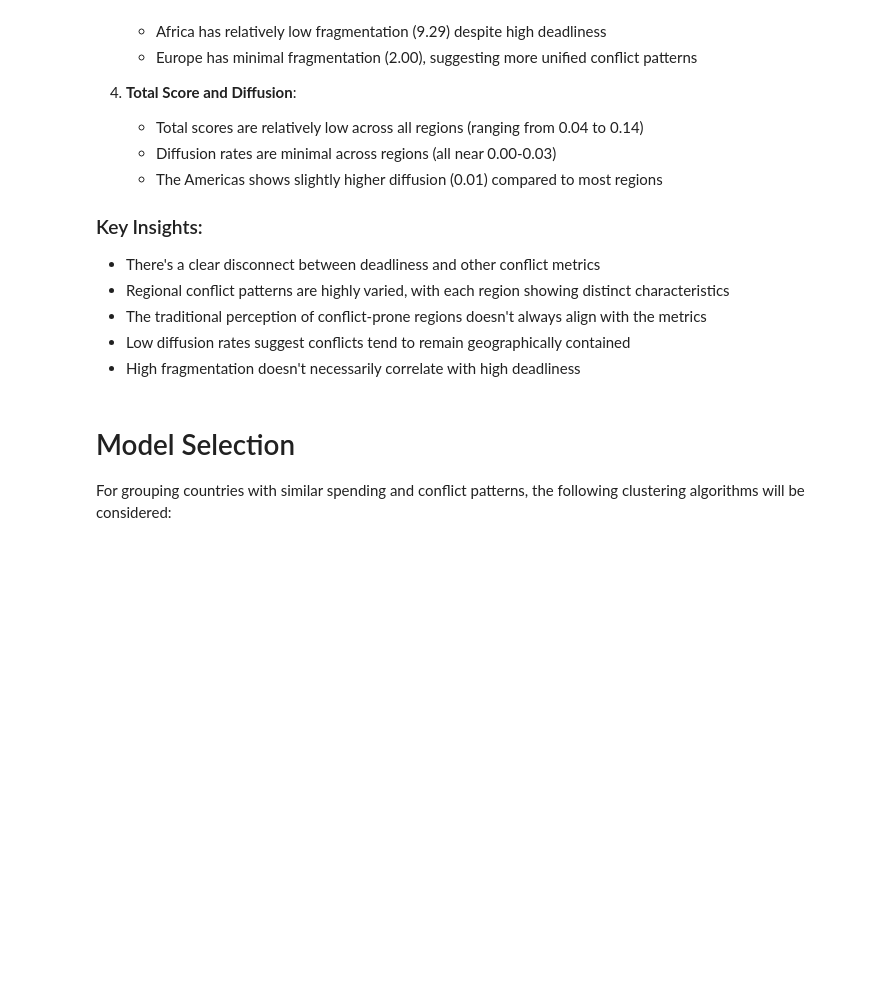
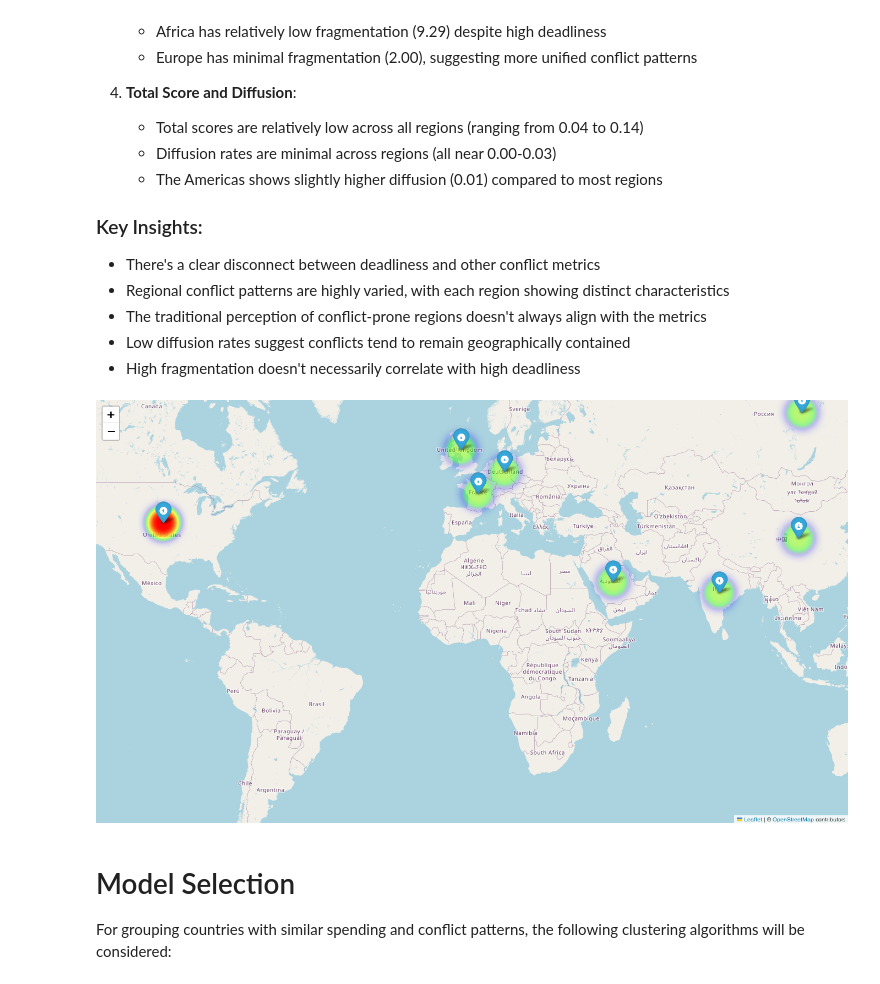
Before and after one commit to swapnilprakashpatil/aai501_6proj, a Jupyter notebook: Notebooks/Clustering Analysis.ipynb, the cells around one changed output. Cells and saved outputs as stored; diff of their text form; code cells hidden in the pictures; blank space fills up the shorter version.

```diff
--- a/Notebooks/Clustering Analysis.ipynb
+++ b/Notebooks/Clustering Analysis.ipynb
@@ -253,6 +250,59 @@ plt.show()
 - The traditional perception of conflict-prone regions doesn't always align with the metrics
 - Low diffusion rates suggest conflicts tend to remain geographically contained
 - High fragmentation doesn't necessarily correlate with high deadliness
+# %%
+import folium
+from folium.plugins import HeatMap
+
+# Ensure aggregation is applied only to numeric columns for countries
+numeric_columns = data.select_dtypes(include=['number']).columns
+country_summary = data.groupby('Country', as_index=False)[numeric_columns].mean()
+
+# Define exact latitude and longitude for the given top countries
+country_coordinates = {
+    "United States of America": [39.8283, -98.5795],
+    "China": [35.8617, 104.1954],
+    "Russia": [61.5240, 105.3188],
+    "United Kingdom": [55.3781, -3.4360],
+    "Saudi Arabia": [23.8859, 45.0792],
+    "India": [20.5937, 78.9629],
+    "France": [46.6034, 1.8883],
+    "Germany": [51.1657, 10.4515],
+    "Japan": [36.2048, 138.2529],
+    "Korea, South": [35.9078, 127.7669]
+}
+
+# Filter the dataset for the top countries
+top_countries = data[data['Country'].isin(country_coordinates.keys())]
+
+# Aggregate the numeric columns for the selected countries
+numeric_columns = top_countries.select_dtypes(include=['number']).columns
+top_countries_summary = top_countries.groupby('Country', as_index=False)[numeric_columns].mean()
+
+# Add latitude and longitude for the selected countries
+top_countries_summary['Latitude'] = top_countries_summary['Country'].map(lambda x: country_coordinates[x][0])
+top_countries_summary['Longitude'] = top_countries_summary['Country'].map(lambda x: country_coordinates[x][1])
+
+# Prepare data for the HeatMap layer
+heat_data = top_countries_summary[['Latitude', 'Longitude', 'ExpenditureConstant']].dropna().values.tolist()
+
+# Create a base map
+m = folium.Map(location=[15, 0], zoom_start=3, png_enabled=True)
+
+# Add HeatMap for the top countries
+HeatMap(heat_data, radius=30, max_zoom=10, gradient={0.2: 'blue', 0.4: 'lime', 0.6: 'yellow', 1: 'red'}).add_to(m)
+
+# Add markers for each country
+for _, row in top_countries_summary.iterrows():
+    folium.Marker(
+        location=[row['Latitude'], row['Longitude']],
+        popup=f"Country: {row['Country']}<br>Expenditure: {row['ExpenditureConstant']:.2f}",
+        icon=folium.Icon(color="blue", icon="info-sign")
+    ).add_to(m)
+
+m
+# %% [output]
+[figure, added]
 # %% [markdown]
 # Model Selection
 For grouping countries with similar spending and conflict patterns, the following clustering algorithms will be considered:
```
Also changed, not shown: parts of 2 cells of this notebook, 3 other files.
